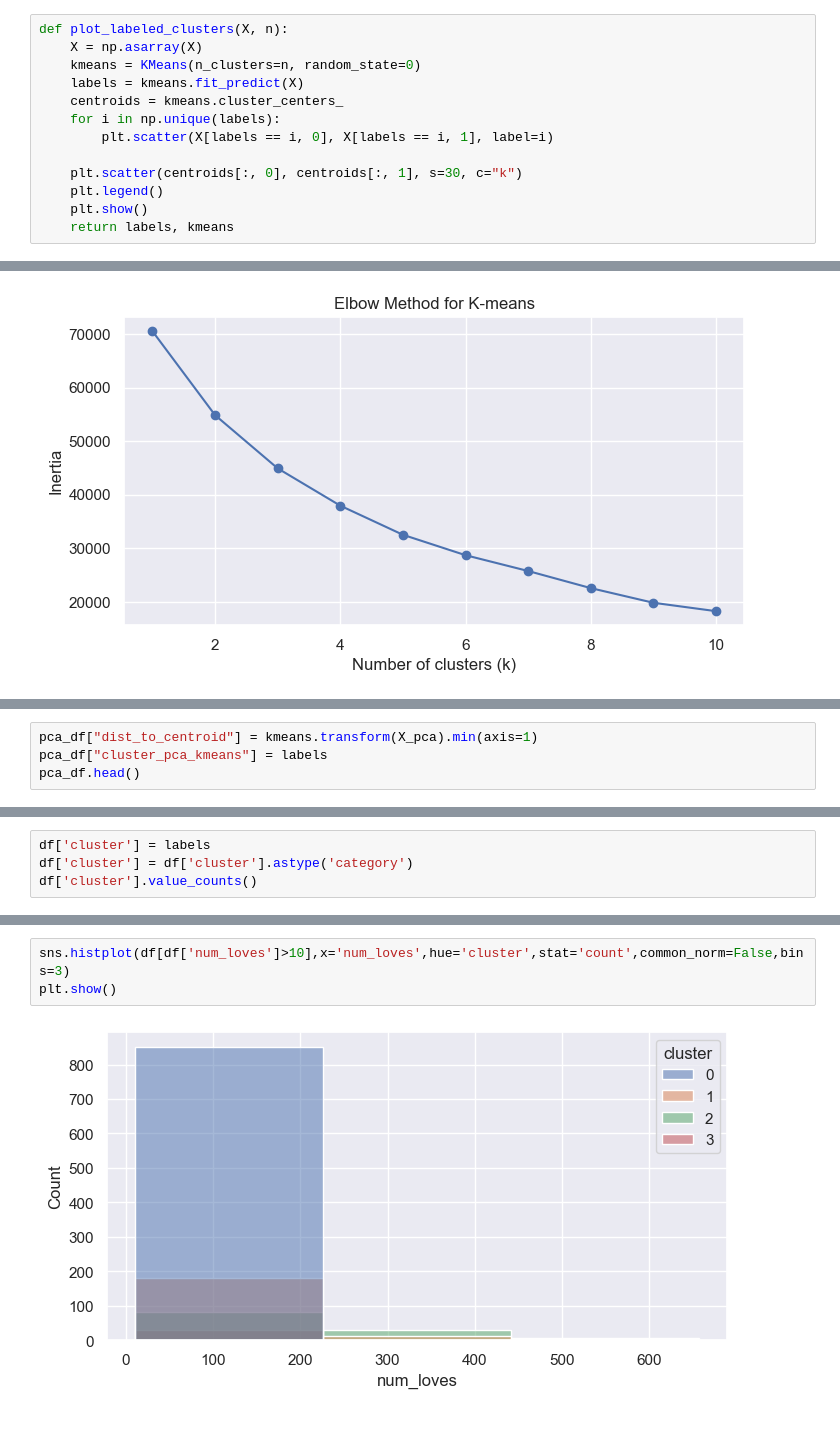
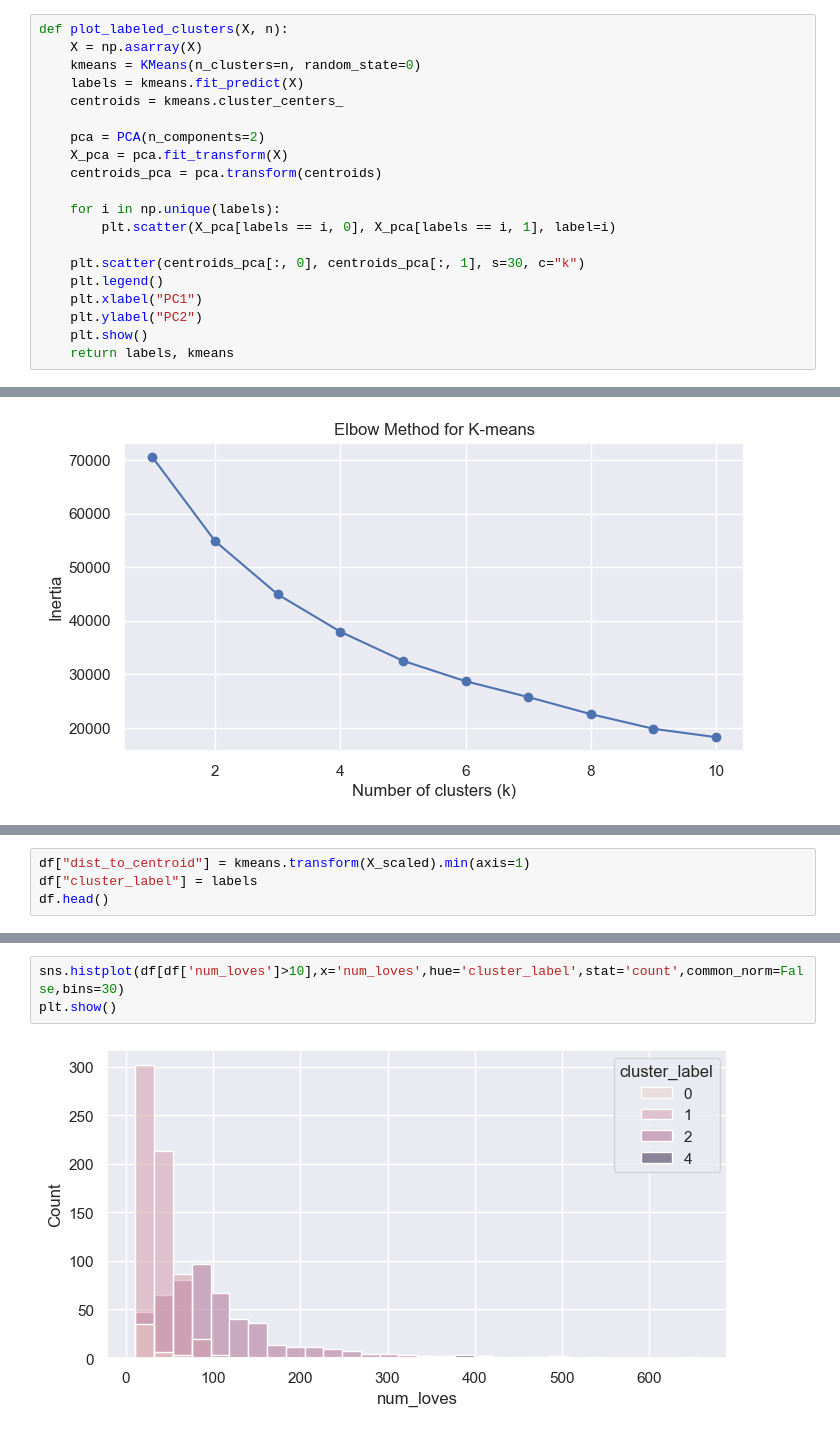
Before and after one commit to rhaswah/ds-tutorials, a Jupyter notebook: k_means/kmeans.ipynb, the cells around one changed output, grey strips where cells are left out. Saved outputs shown, nothing was run; the diff lists cells and outputs as text.

Commit message:
add pca after training for visualization

```diff
--- a/k_means/kmeans.ipynb
+++ b/k_means/kmeans.ipynb
@@ -207,11 +205,18 @@ def plot_labeled_clusters(X, n):
     kmeans = KMeans(n_clusters=n, random_state=0)
     labels = kmeans.fit_predict(X)
     centroids = kmeans.cluster_centers_
+
+    pca = PCA(n_components=2)
+    X_pca = pca.fit_transform(X)
+    centroids_pca = pca.transform(centroids)
+
     for i in np.unique(labels):
-        plt.scatter(X[labels == i, 0], X[labels == i, 1], label=i)
+        plt.scatter(X_pca[labels == i, 0], X_pca[labels == i, 1], label=i)
 
-    plt.scatter(centroids[:, 0], centroids[:, 1], s=30, c="k")
+    plt.scatter(centroids_pca[:, 0], centroids_pca[:, 1], s=30, c="k")
     plt.legend()
+    plt.xlabel("PC1")
+    plt.ylabel("PC2")
     plt.show()
     return labels, kmeans
 # %% [markdown]
@@ -266,5 +271,5 @@ labels, kmeans=plot_labeled_clusters(X_scaled,5)
 # %%
-pca_df["dist_to_centroid"] = kmeans.transform(X_pca).min(axis=1)
-pca_df["cluster_pca_kmeans"] = labels
-pca_df.head()
+df["dist_to_centroid"] = kmeans.transform(X_scaled).min(axis=1)
+df["cluster_label"] = labels
+df.head()
 # %% [output]
@@ -279,4 +281,0 @@ KMeans centers shape: (4, 2)
-# %%
-df['cluster'] = labels
-df['cluster'] = df['cluster'].astype('category')
-df['cluster'].value_counts()
@@ -295,5 +300,5 @@ plt.show()
 # %%
-sns.histplot(df[df['num_loves']>10],x='num_loves',hue='cluster',stat='count',common_norm=False,bins=3)
+sns.histplot(df[df['num_loves']>10],x='num_loves',hue='cluster_label',stat='count',common_norm=False,bins=30)
 plt.show()
 # %% [output]
-[figure, old version]
+[figure, new version]
```
Also changed, not shown: parts of 8 cells of this notebook.
